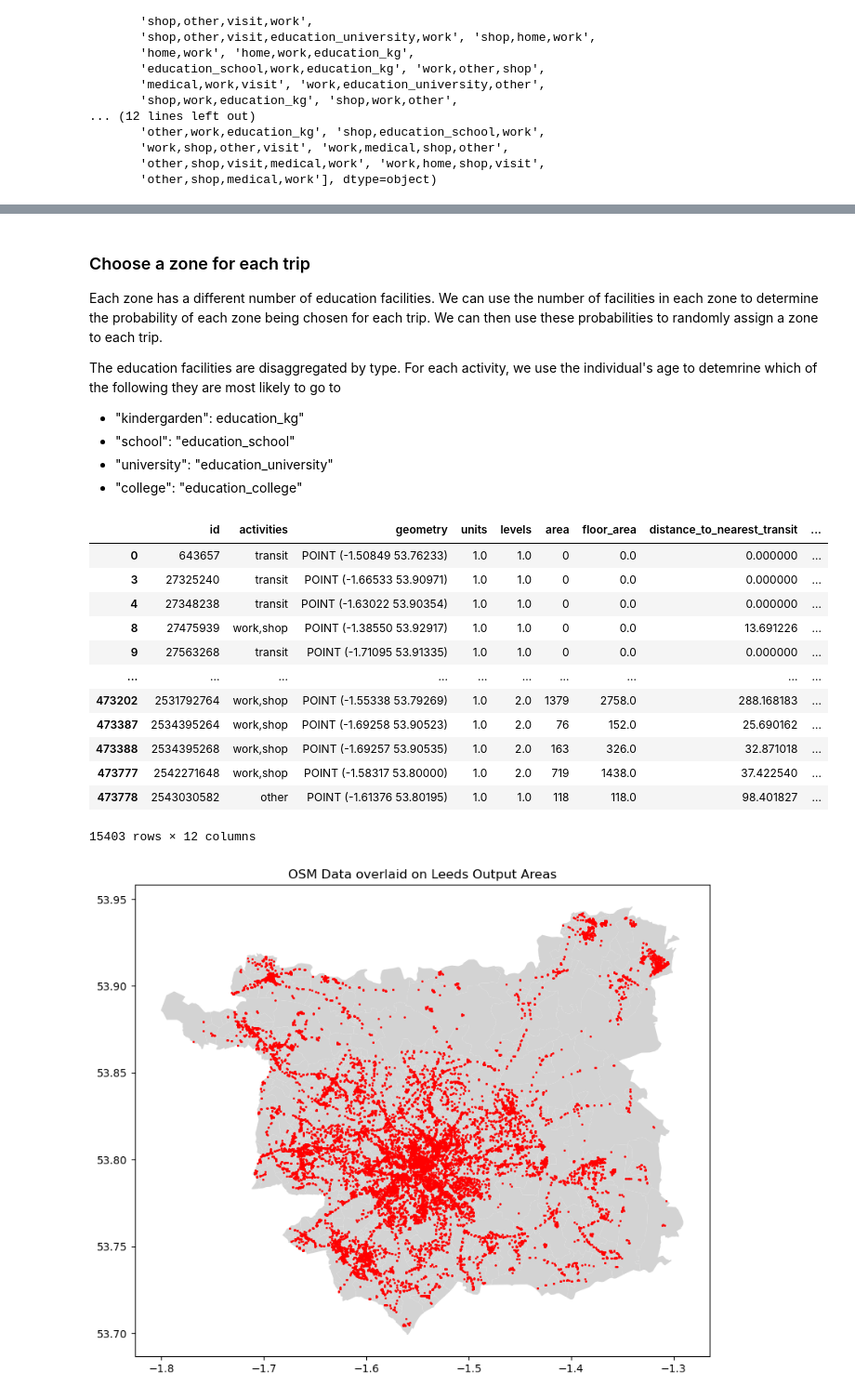
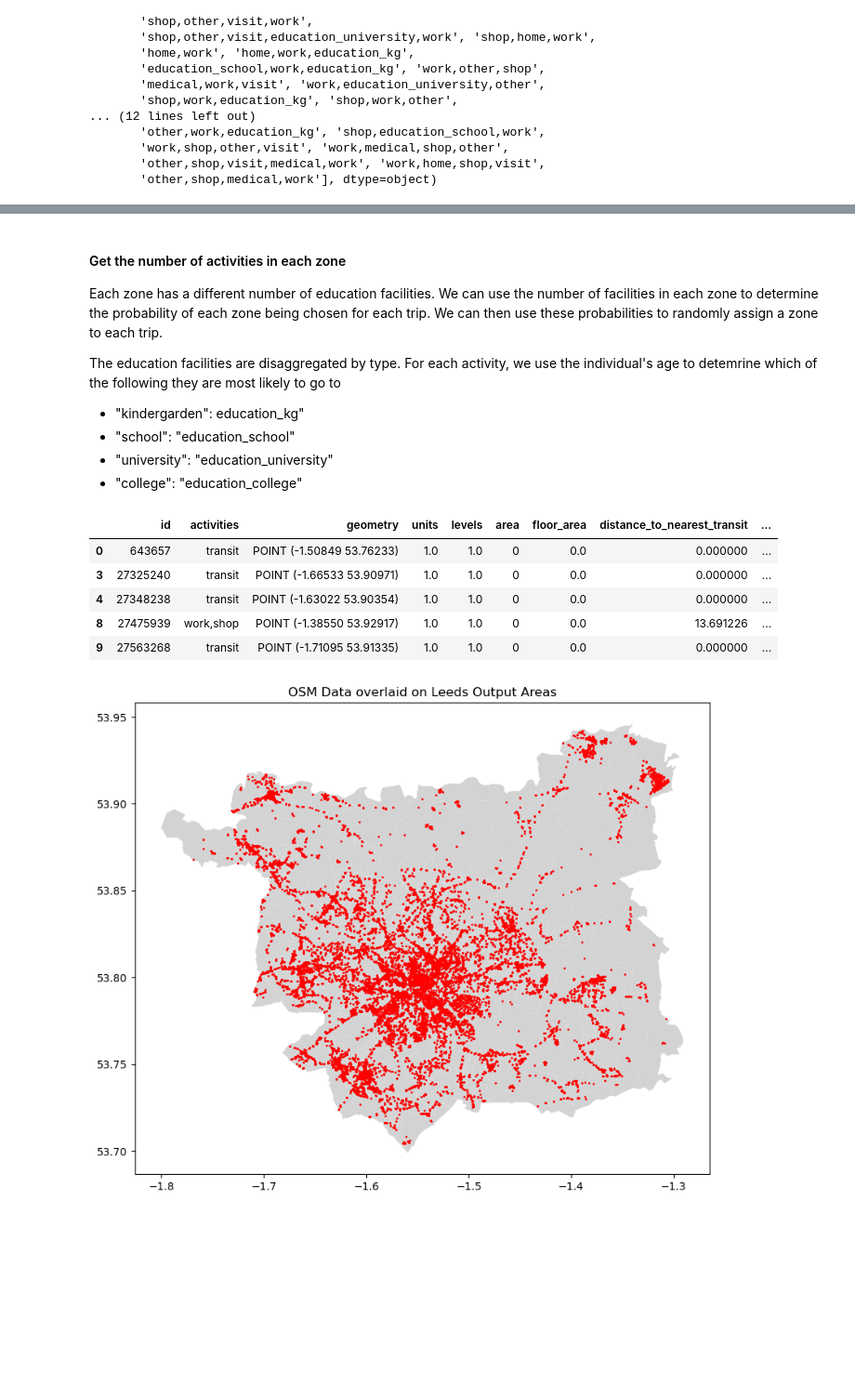
Before and after one commit to Urban-Analytics-Technology-Platform/acbm, a Jupyter notebook: notebooks/3_locations_primary.ipynb, the cells around one changed output, grey strips where cells are left out. Shown at 93% size. Saved outputs shown, nothing was run; the diff lists cells and outputs as text; code cells hidden in the pictures; blank space fills up the shorter version.

Commit message:
almost assigning a zone

```diff
--- a/notebooks/3_locations_primary.ipynb
+++ b/notebooks/3_locations_primary.ipynb
@@ -351,5 +320,5 @@ possible_zones_school = pd.read_pickle('../data/interim/assigning/possible_zones
 # %% [markdown]
-### Choose a zone for each trip
+#### Get the number of activities in each zone
 
 Each zone has a different number of education facilities. We can use the number of facilities in each zone to determine the probability of each zone being chosen for each trip. We can then use these probabilities to randomly assign a zone to each trip.
 
@@ -362,21 +331,14 @@ The education facilities are disaggregated by type. For each activity, we use th
 # %%
 # spatial join to identify which zone each point in osm_data is in
 osm_data_gdf = gpd.sjoin(osm_data, boundaries[["OA21CD", "geometry"]], how='inner', predicate='within')
-osm_data_gdf
+osm_data_gdf.head(5)
 # %% [output]
 |  | id | activities | geometry | units | levels | area | floor_area | distance_to_nearest_transit | ... |
 | 0 | 643657 | transit | POINT (-1.50849 53.76233) | 1.0 | 1.0 | 0 | 0.0 | 0.000000 | ... |
 | 3 | 27325240 | transit | POINT (-1.66533 53.90971) | 1.0 | 1.0 | 0 | 0.0 | 0.000000 | ... |
 | 4 | 27348238 | transit | POINT (-1.63022 53.90354) | 1.0 | 1.0 | 0 | 0.0 | 0.000000 | ... |
 | 8 | 27475939 | work,shop | POINT (-1.38550 53.92917) | 1.0 | 1.0 | 0 | 0.0 | 13.691226 | ... |
 | 9 | 27563268 | transit | POINT (-1.71095 53.91335) | 1.0 | 1.0 | 0 | 0.0 | 0.000000 | ... |
-| ... | ... | ... | ... | ... | ... | ... | ... | ... | ... |
-| 473202 | 2531792764 | work,shop | POINT (-1.55338 53.79269) | 1.0 | 2.0 | 1379 | 2758.0 | 288.168183 | ... |
-| 473387 | 2534395264 | work,shop | POINT (-1.69258 53.90523) | 1.0 | 2.0 | 76 | 152.0 | 25.690162 | ... |
-| 473388 | 2534395268 | work,shop | POINT (-1.69257 53.90535) | 1.0 | 2.0 | 163 | 326.0 | 32.871018 | ... |
-| 473777 | 2542271648 | work,shop | POINT (-1.58317 53.80000) | 1.0 | 2.0 | 719 | 1438.0 | 37.422540 | ... |
-| 473778 | 2543030582 | other | POINT (-1.61376 53.80195) | 1.0 | 1.0 | 118 | 118.0 | 98.401827 | ... |
-15403 rows × 12 columns
 # %%
 # plot the points and then plot the zones on a map
 fig, ax = plt.subplots(figsize=(10, 8))
```
Also changed, not shown: parts of 33 cells of this notebook.
